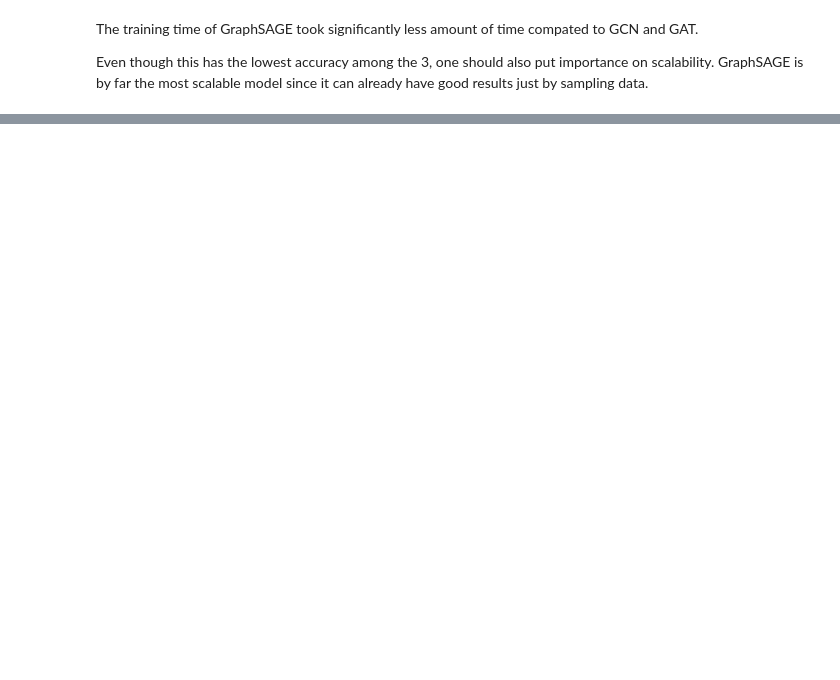
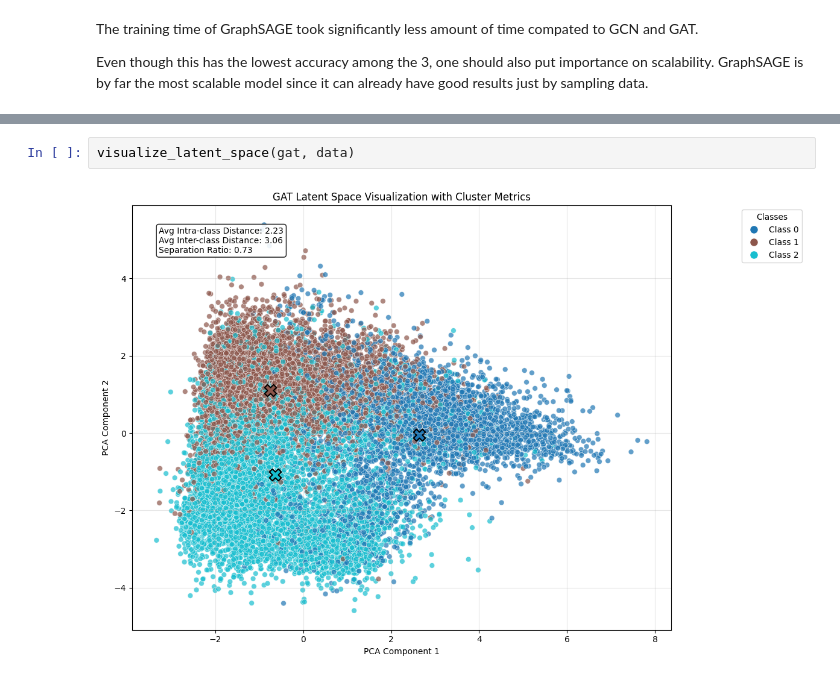
Before and after one commit to jazziejao/beginningGNNs, a Jupyter notebook: Graph_Neural_Network_Notebook.ipynb, the cells around one changed output, grey strips where cells are left out. Saved outputs shown, nothing was run; the diff lists cells and outputs as text; blank space fills up the shorter version.

```diff
--- a/Graph_Neural_Network_Notebook.ipynb
+++ b/Graph_Neural_Network_Notebook.ipynb
@@ -694,0 +929,4 @@ Even though this has the lowest accuracy among the 3, one should also put import
+# %%
+visualize_latent_space(gat, data)
+# %% [output]
+[figure, added]
```
Also changed, not shown: parts of 34 cells of this notebook, 1 other file.
